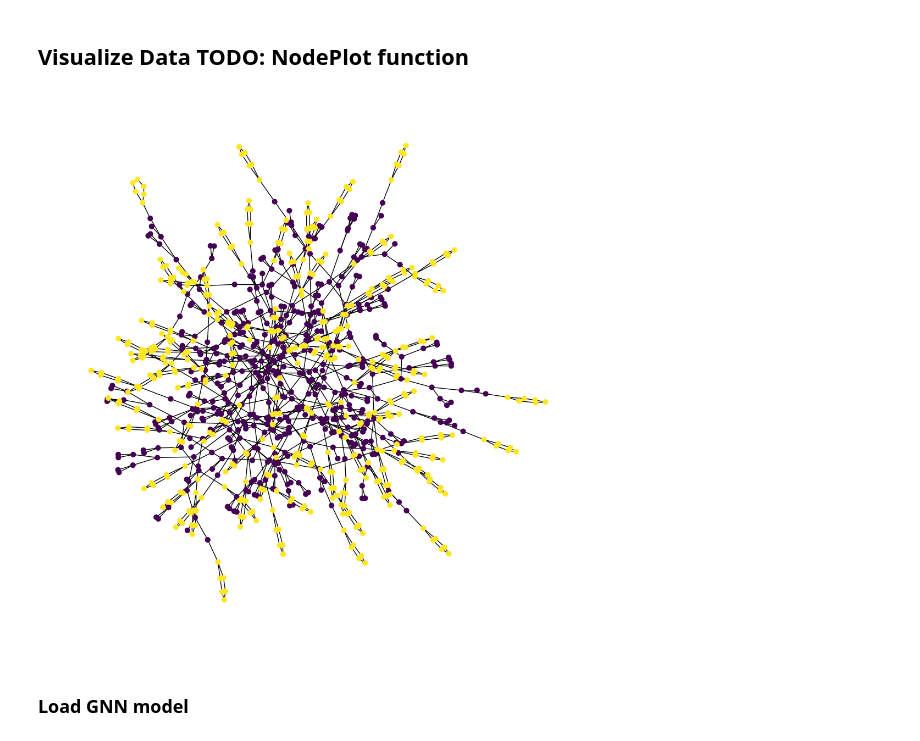
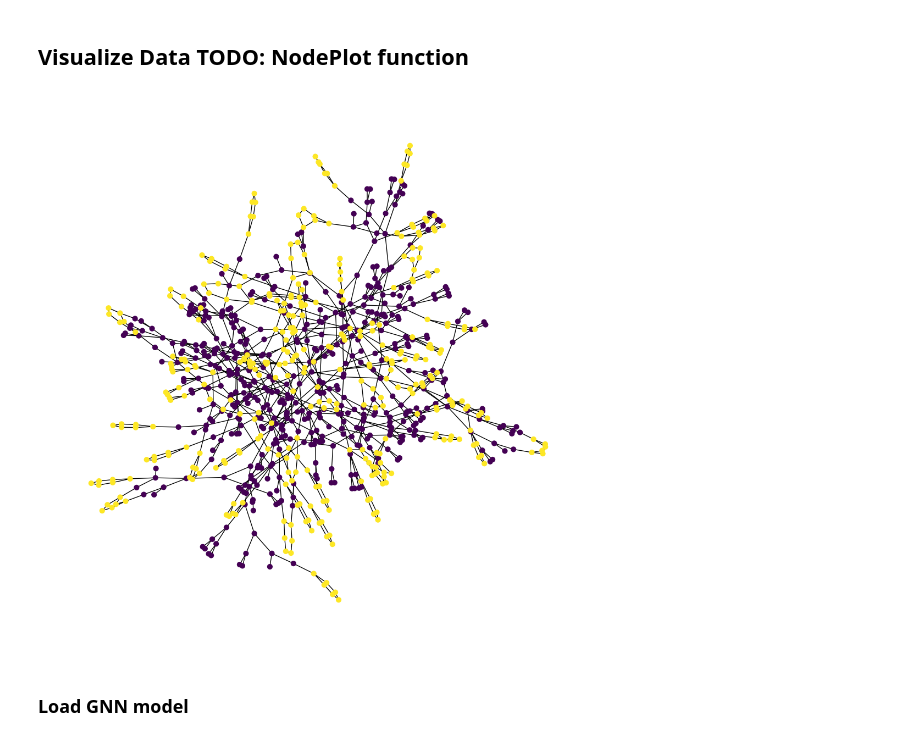
Before and after one commit to TrstnSch/BT-ML-PGESAT, a Jupyter notebook: code/PGExplainer/train_explainer_TreeCycles.ipynb, the cells around one changed output. Drawn from its saved outputs; the diff is of its cells as text; code cells hidden in the pictures.

```diff
--- a/code/PGExplainer/train_explainer_TreeCycles.ipynb
+++ b/code/PGExplainer/train_explainer_TreeCycles.ipynb
@@ -45,24 +46,15 @@ t_T = 1.0                       #Paper says 2.0, Code seems to use 1.0 => 1.0 se
 datasetName: Literal['BA-Shapes', 'BA-Community', 'Tree-Cycles', 'Tree-Grid'] = 'Tree-Cycles'
 # %% [markdown]
 ## Visualize Data TODO: NodePlot function
-# %%
-labels, data = datasetLoader.loadNodeDataset(datasetName)
-
-colors = []
-
-for i, j in enumerate(data.y):
-    colors.append([j.item()])
-
-g = torch_geometric.utils.to_networkx(data, to_undirected=True)
-
-pos = nx.spring_layout(g, seed=42)          # try kamada_kawai_layout
-plt.figure(figsize=(10, 10))  # You can adjust the size as needed
-
-nx.draw(g, pos, node_size=40,font_size=8, node_color = colors)
-
-#trainLoader = DataLoader(data, 1, True)
-# %% [output]
-[figure, removed]
+# %%
+#labels, data = datasetLoader.loadNodeDataset(datasetName)
+
+data, labels = datasetLoader.loadOriginalNodeDataset(datasetName)
+motifNodes = [i for i in range(511,871,6)]
+
+pos = utils.plotTreeCycles(data)
+# %% [output]
+[figure, added]
 # %% [markdown]
 ### Load GNN model
 # %%
```
Also changed, not shown: parts of 12 cells of this notebook, 2 other files.
